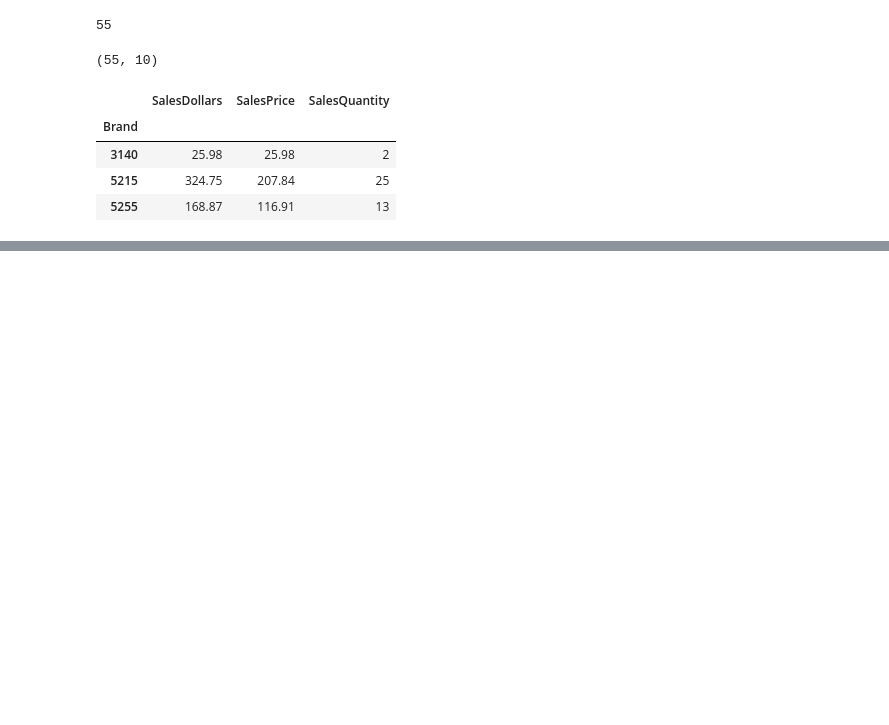
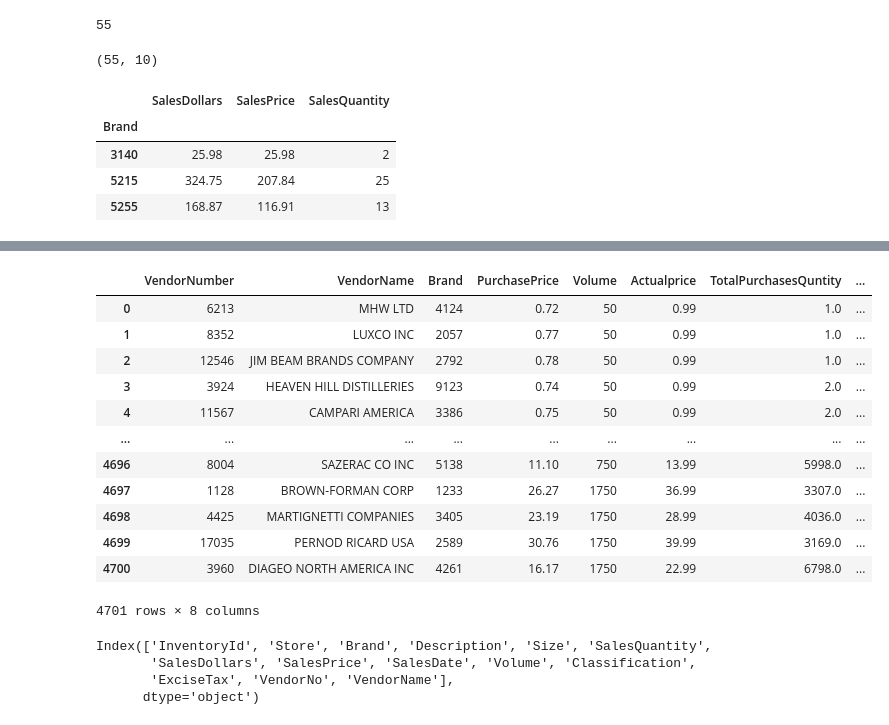
Before and after one commit to Shashank-Rathod/Vendor-Performance, a Jupyter notebook: Exploratory.ipynb, the cells around one changed output, grey strips where cells are left out. Cells and saved outputs as stored; diff of their text form; code cells hidden in the pictures; blank space fills up the shorter version.

```diff
--- a/Exploratory.ipynb
+++ b/Exploratory.ipynb
@@ -198,0 +216,37 @@ sales.groupby('Brand')[['SalesDollars','SalesPrice','SalesQuantity']].sum()
+# %%
+pd.read_sql_query("""SELECT
+    p.VendorNumber,
+    p.VendorName,
+    p.Brand,
+    p.PurchasePrice,
+    pp.Volume,
+    pp.price as Actualprice,
+    SUM(p.Quantity) AS TotalPurchasesQuntity,
+    SUM(p.Dollars) AS TotalPurchasesDollars
+    FROM purchases p
+    join Purchase_prices pp
+    on p.Brand = pp.Brand
+    where p.purchaseprice > 0
+    Group by p.VendorNumber, p.VendorName, p.Brand
+    ORDER by TotalPurchasesDollars""",con=engine)
+# %% [output]
+|  | VendorNumber | VendorName | Brand | PurchasePrice | Volume | Actualprice | TotalPurchasesQuntity | ... |
+| 0 | 6213 | MHW LTD | 4124 | 0.72 | 50 | 0.99 | 1.0 | ... |
+| 1 | 8352 | LUXCO INC | 2057 | 0.77 | 50 | 0.99 | 1.0 | ... |
+| 2 | 12546 | JIM BEAM BRANDS COMPANY | 2792 | 0.78 | 50 | 0.99 | 1.0 | ... |
+| 3 | 3924 | HEAVEN HILL DISTILLERIES | 9123 | 0.74 | 50 | 0.99 | 2.0 | ... |
+| 4 | 11567 | CAMPARI AMERICA | 3386 | 0.75 | 50 | 0.99 | 2.0 | ... |
+| ... | ... | ... | ... | ... | ... | ... | ... | ... |
+| 4696 | 8004 | SAZERAC CO INC | 5138 | 11.10 | 750 | 13.99 | 5998.0 | ... |
+| 4697 | 1128 | BROWN-FORMAN CORP | 1233 | 26.27 | 1750 | 36.99 | 3307.0 | ... |
+| 4698 | 4425 | MARTIGNETTI COMPANIES | 3405 | 23.19 | 1750 | 28.99 | 4036.0 | ... |
+| 4699 | 17035 | PERNOD RICARD USA | 2589 | 30.76 | 1750 | 39.99 | 3169.0 | ... |
+| 4700 | 3960 | DIAGEO NORTH AMERICA INC | 4261 | 16.17 | 1750 | 22.99 | 6798.0 | ... |
+4701 rows × 8 columns
+# %%
+sales.columns
+# %% [output]
+Index(['InventoryId', 'Store', 'Brand', 'Description', 'Size', 'SalesQuantity',
+       'SalesDollars', 'SalesPrice', 'SalesDate', 'Volume', 'Classification',
+       'ExciseTax', 'VendorNo', 'VendorName'],
+      dtype='object')
```
Also changed, not shown: parts of 4 cells of this notebook.
